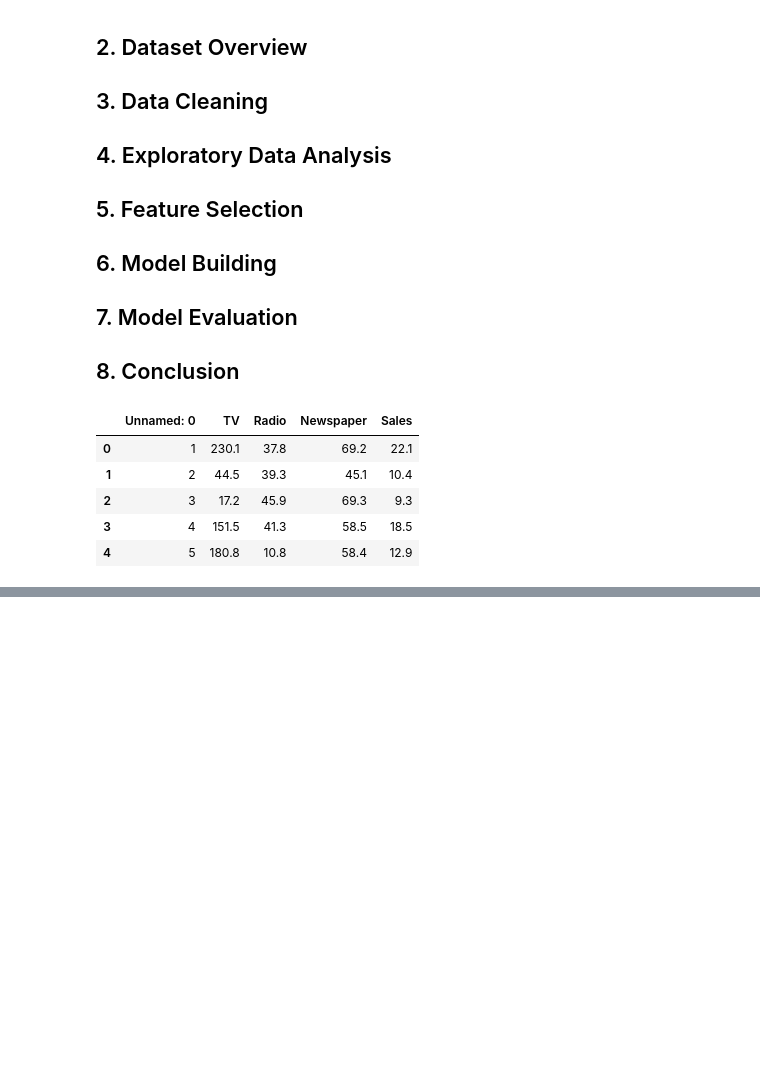
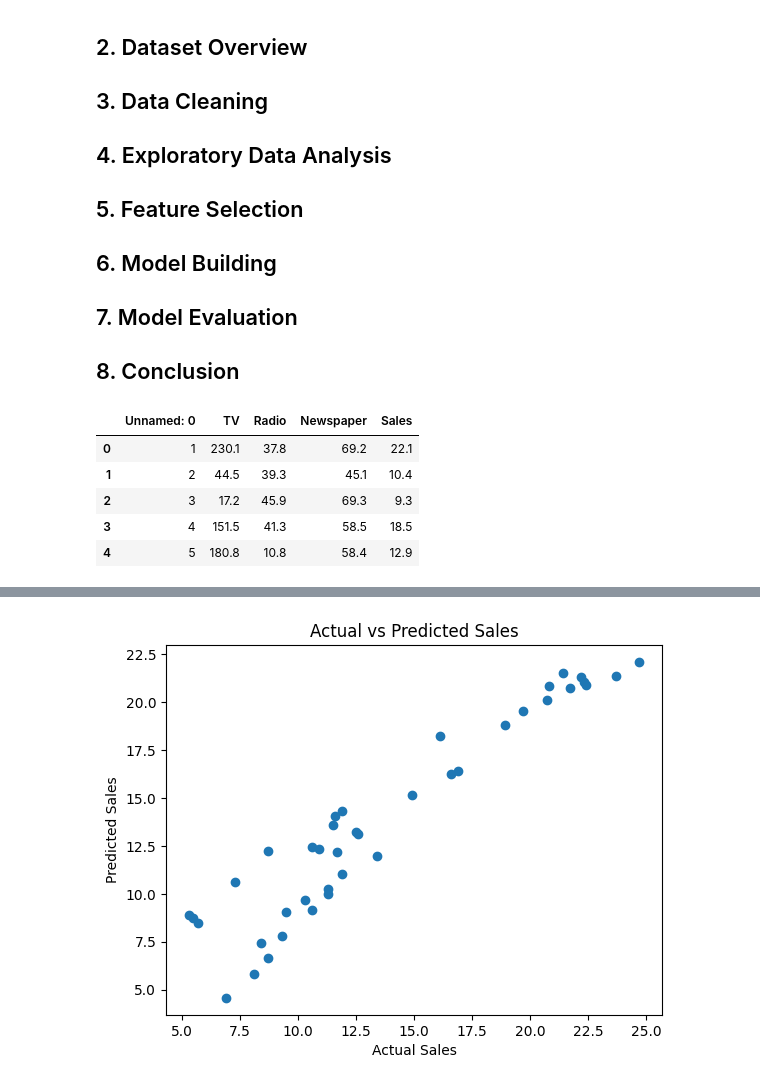
Before and after one commit to PatelNik8/OIBSIP, a Jupyter notebook: notebooks/task5_advertising_prediction.ipynb, the cells around one changed output, grey strips where cells are left out. Cells and saved outputs as stored; diff of their text form; code cells hidden in the pictures; blank space fills up the shorter version.

```diff
--- a/notebooks/task5_advertising_prediction.ipynb
+++ b/notebooks/task5_advertising_prediction.ipynb
@@ -58,0 +96,11 @@ memory usage: 7.9 KB
+# %%
+# Features (X) and Target (y)
+X = df[['TV', 'Radio', 'Newspaper']]
+y = df['Sales']
+# %%
+# Train-Test Split
+from sklearn.model_selection import train_test_split
+
+X_train, X_test, y_train, y_test = train_test_split(
+    X, y, test_size=0.2, random_state=42
+)
@@ -58,0 +115,3 @@ memory usage: 7.9 KB
+# %%
+# make predictions
+y_pred = model.predict(X_test)
@@ -58,0 +128,8 @@ memory usage: 7.9 KB
+# %%
+plt.scatter(y_test, y_pred)
+plt.xlabel("Actual Sales")
+plt.ylabel("Predicted Sales")
+plt.title("Actual vs Predicted Sales")
+plt.show()
+# %% [output]
+[figure, added]
```
Also changed, not shown: parts of 10 cells of this notebook.
